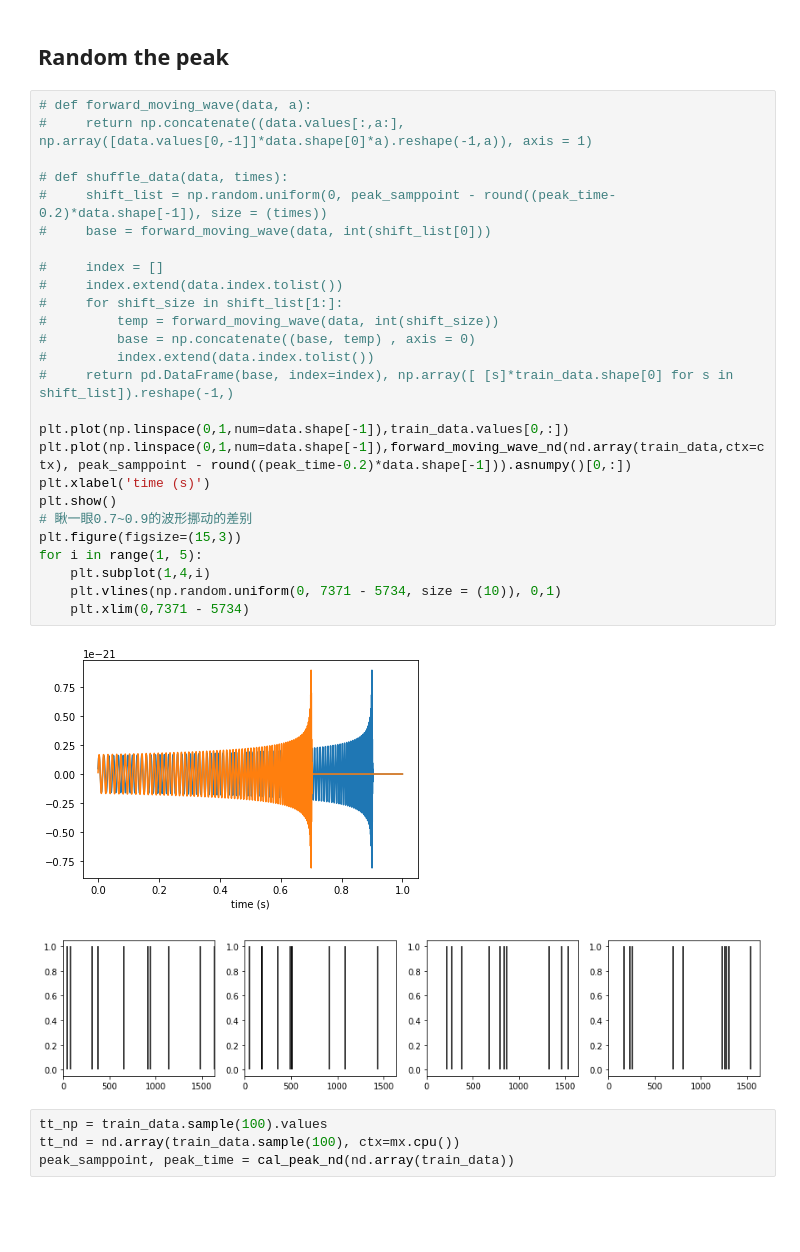
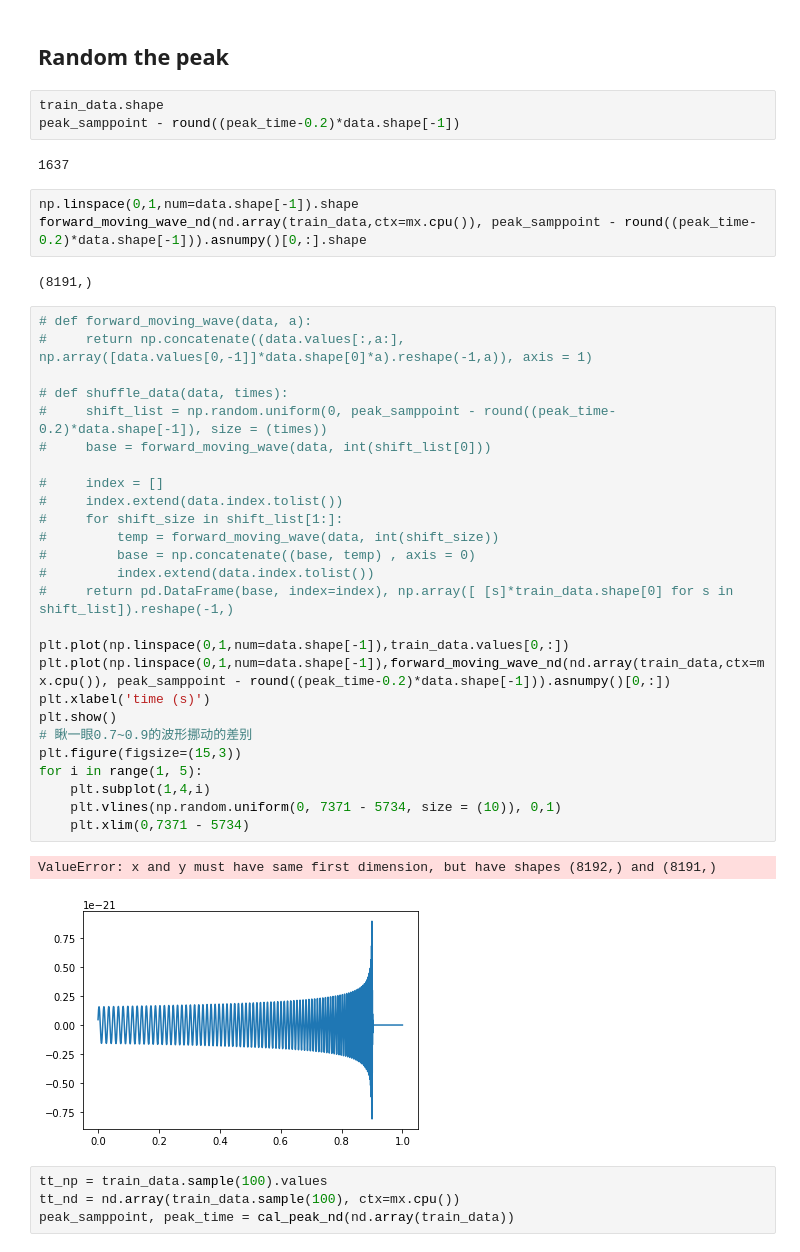
Before and after one commit to iphysresearch/Python4GW, a Jupyter notebook: CNN.ipynb, the cells around one changed output. Saved outputs shown, nothing was run; the diff lists cells and outputs as text; blank space fills up the shorter version.

Commit message:
training_around

```diff
--- a/CNN.ipynb
+++ b/CNN.ipynb
@@ -233,35 +233,45 @@ test_data = data.loc[test_masses]
 [figure]
 # %% [markdown]
 ## Random the peak
+# %%
+train_data.shape
+peak_samppoint - round((peak_time-0.2)*data.shape[-1])
+# %% [output]
+1637
+# %%
+np.linspace(0,1,num=data.shape[-1]).shape
+forward_moving_wave_nd(nd.array(train_data,ctx=mx.cpu()), peak_samppoint - round((peak_time-0.2)*data.shape[-1])).asnumpy()[0,:].shape
+# %% [output]
+(8191,)
 # %%
 # def forward_moving_wave(data, a):
 #     return np.concatenate((data.values[:,a:], np.array([data.values[0,-1]]*data.shape[0]*a).reshape(-1,a)), axis = 1)
 
 # def shuffle_data(data, times):
 #     shift_list = np.random.uniform(0, peak_samppoint - round((peak_time-0.2)*data.shape[-1]), size = (times))
 #     base = forward_moving_wave(data, int(shift_list[0]))
 
 #     index = []
 #     index.extend(data.index.tolist())
 #     for shift_size in shift_list[1:]:
 #         temp = forward_moving_wave(data, int(shift_size))
 #         base = np.concatenate((base, temp) , axis = 0)
 #         index.extend(data.index.tolist())
 #     return pd.DataFrame(base, index=index), np.array([ [s]*train_data.shape[0] for s in shift_list]).reshape(-1,)
 
 plt.plot(np.linspace(0,1,num=data.shape[-1]),train_data.values[0,:])
-plt.plot(np.linspace(0,1,num=data.shape[-1]),forward_moving_wave_nd(nd.array(train_data,ctx=ctx), peak_samppoint - round((peak_time-0.2)*data.shape[-1])).asnumpy()[0,:])
+plt.plot(np.linspace(0,1,num=data.shape[-1]),forward_moving_wave_nd(nd.array(train_data,ctx=mx.cpu()), peak_samppoint - round((peak_time-0.2)*data.shape[-1])).asnumpy()[0,:])
 plt.xlabel('time (s)')
 plt.show()
 # 瞅一眼0.7~0.9的波形挪动的差别
 plt.figure(figsize=(15,3))
 for i in range(1, 5):
     plt.subplot(1,4,i)
     plt.vlines(np.random.uniform(0, 7371 - 5734, size = (10)), 0,1)
     plt.xlim(0,7371 - 5734)
 # %% [output]
+ValueError: x and y must have same first dimension, but have shapes (8192,) and (8191,)
-[figure, old version]
+[figure, new version]
-[figure, removed]
 # %%
 tt_np = train_data.sample(100).values
 tt_nd = nd.array(train_data.sample(100), ctx=mx.cpu())
```
Also changed, not shown: parts of 47 cells of this notebook, 49 other files.
